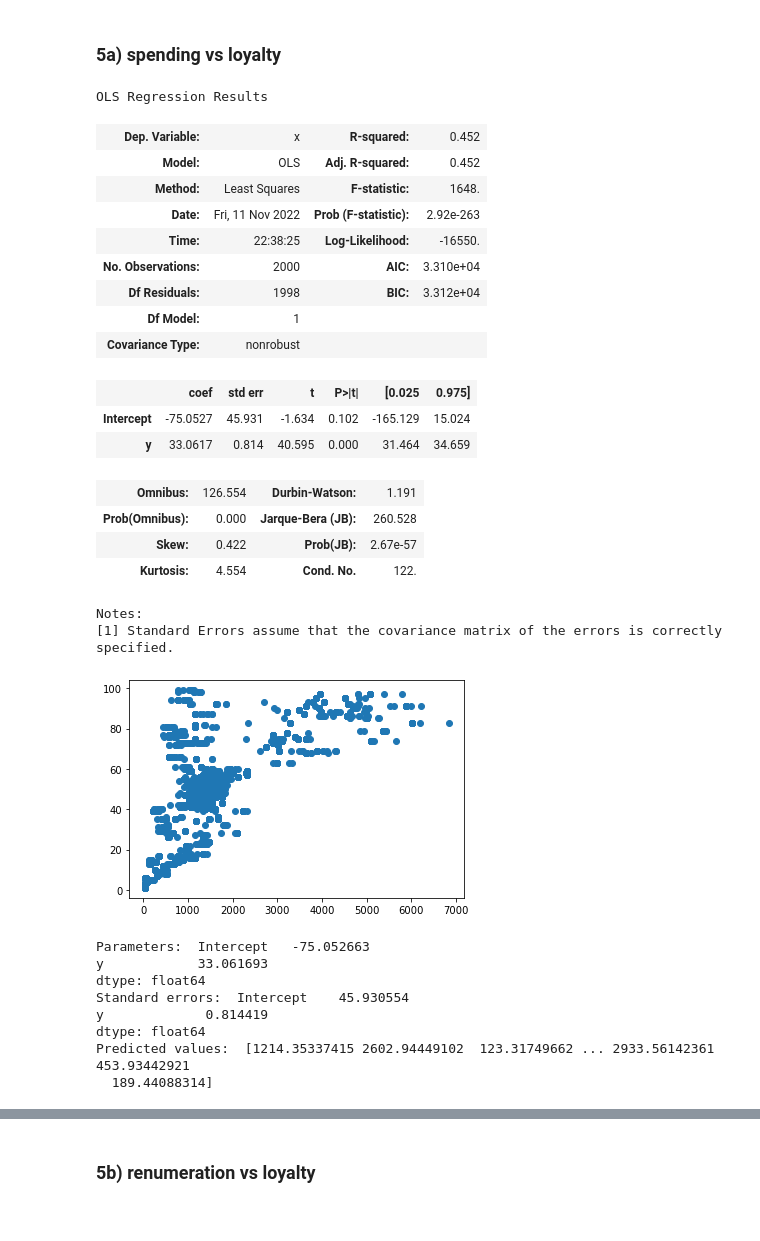
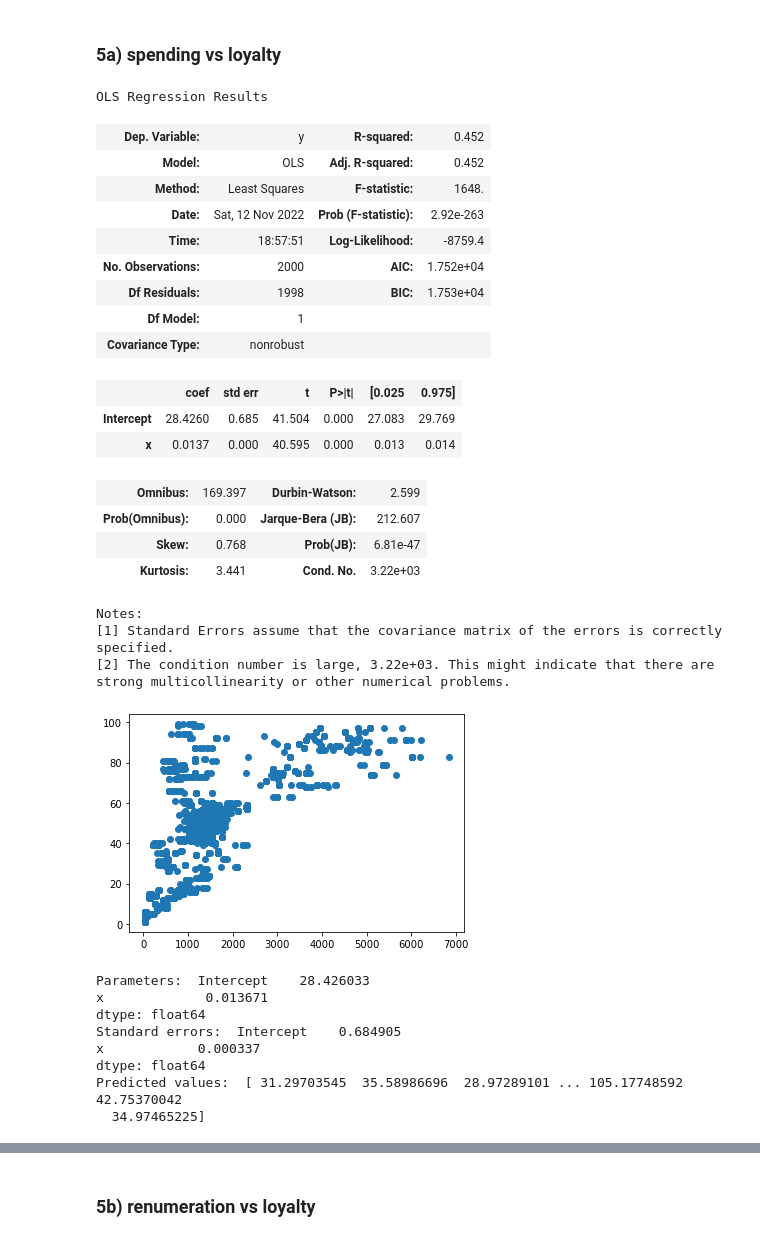
Before and after one commit to mikebenas/LSE_TurtleGames_R_Analysis, a Jupyter notebook: LSE_DA301_Assignment_Python_template.ipynb, the cells around one changed output, grey strips where cells are left out. Cells and saved outputs as stored; diff of their text form; code cells hidden in the pictures.

```diff
--- a/LSE_DA301_Assignment_Python_template.ipynb
+++ b/LSE_DA301_Assignment_Python_template.ipynb
@@ -195,40 +195,42 @@ reviews.head()
 # %%
 # Independent variable.
 x=reviews['loyalty_points']
 
 # Dependent variable.
 y=reviews['spending_score']
 
 # Check for linearity with Matplotlib.
 plt.scatter(x, y)
 
 # OLS model and summary.
 # Create formula and pass through OLS methods.
-f1 = 'x ~ y'
+f1 = 'y ~ x'
 test1 = ols(f1, data = reviews).fit()
 
 # Print the regression table.
 test1.summary()
 # %% [output]
 OLS Regression Results
-| Dep. Variable: | x | R-squared: | 0.452 |
+| Dep. Variable: | y | R-squared: | 0.452 |
 | Model: | OLS | Adj. R-squared: | 0.452 |
 | Method: | Least Squares | F-statistic: | 1648. |
-| Date: | Fri, 11 Nov 2022 | Prob (F-statistic): | 2.92e-263 |
-| Time: | 22:38:25 | Log-Likelihood: | -16550. |
-| No. Observations: | 2000 | AIC: | 3.310e+04 |
-| Df Residuals: | 1998 | BIC: | 3.312e+04 |
+| Date: | Sat, 12 Nov 2022 | Prob (F-statistic): | 2.92e-263 |
+| Time: | 18:57:51 | Log-Likelihood: | -8759.4 |
+| No. Observations: | 2000 | AIC: | 1.752e+04 |
+| Df Residuals: | 1998 | BIC: | 1.753e+04 |
 | Df Model: | 1 |  |  |
 | Covariance Type: | nonrobust |  |  |
 |  | coef | std err | t | P>|t| | [0.025 | 0.975] |
-| Intercept | -75.0527 | 45.931 | -1.634 | 0.102 | -165.129 | 15.024 |
-| y | 33.0617 | 0.814 | 40.595 | 0.000 | 31.464 | 34.659 |
+| Intercept | 28.4260 | 0.685 | 41.504 | 0.000 | 27.083 | 29.769 |
+| x | 0.0137 | 0.000 | 40.595 | 0.000 | 0.013 | 0.014 |
-| Omnibus: | 126.554 | Durbin-Watson: | 1.191 |
-| Prob(Omnibus): | 0.000 | Jarque-Bera (JB): | 260.528 |
-| Skew: | 0.422 | Prob(JB): | 2.67e-57 |
-| Kurtosis: | 4.554 | Cond. No. | 122. |
+| Omnibus: | 169.397 | Durbin-Watson: | 2.599 |
+| Prob(Omnibus): | 0.000 | Jarque-Bera (JB): | 212.607 |
+| Skew: | 0.768 | Prob(JB): | 6.81e-47 |
+| Kurtosis: | 3.441 | Cond. No. | 3.22e+03 |
 Notes:
 [1] Standard Errors assume that the covariance matrix of the errors is correctly specified.
+[2] The condition number is large, 3.22e+03. This might indicate that there are
+strong multicollinearity or other numerical problems.
 [figure]
 # %%
 # Extract the estimated parameters.
@@ -240,12 +242,12 @@ print("Standard errors: ", test1.bse)
 # Extract the predicted values.
 print("Predicted values: ", test1.predict())
 # %% [output]
-Parameters:  Intercept   -75.052663
-y            33.061693
+Parameters:  Intercept    28.426033
+x             0.013671
 dtype: float64
-Standard errors:  Intercept    45.930554
-y             0.814419
+Standard errors:  Intercept    0.684905
+x            0.000337
 dtype: float64
-Predicted values:  [1214.35337415 2602.94449102  123.31749662 ... 2933.56142361  453.93442921
-  189.44088314]
+Predicted values:  [ 31.29703545  35.58986696  28.97289101 ... 105.17748592  42.75370042
+  34.97465225]
 # %%
```
Also changed, not shown: parts of 4 cells of this notebook.
